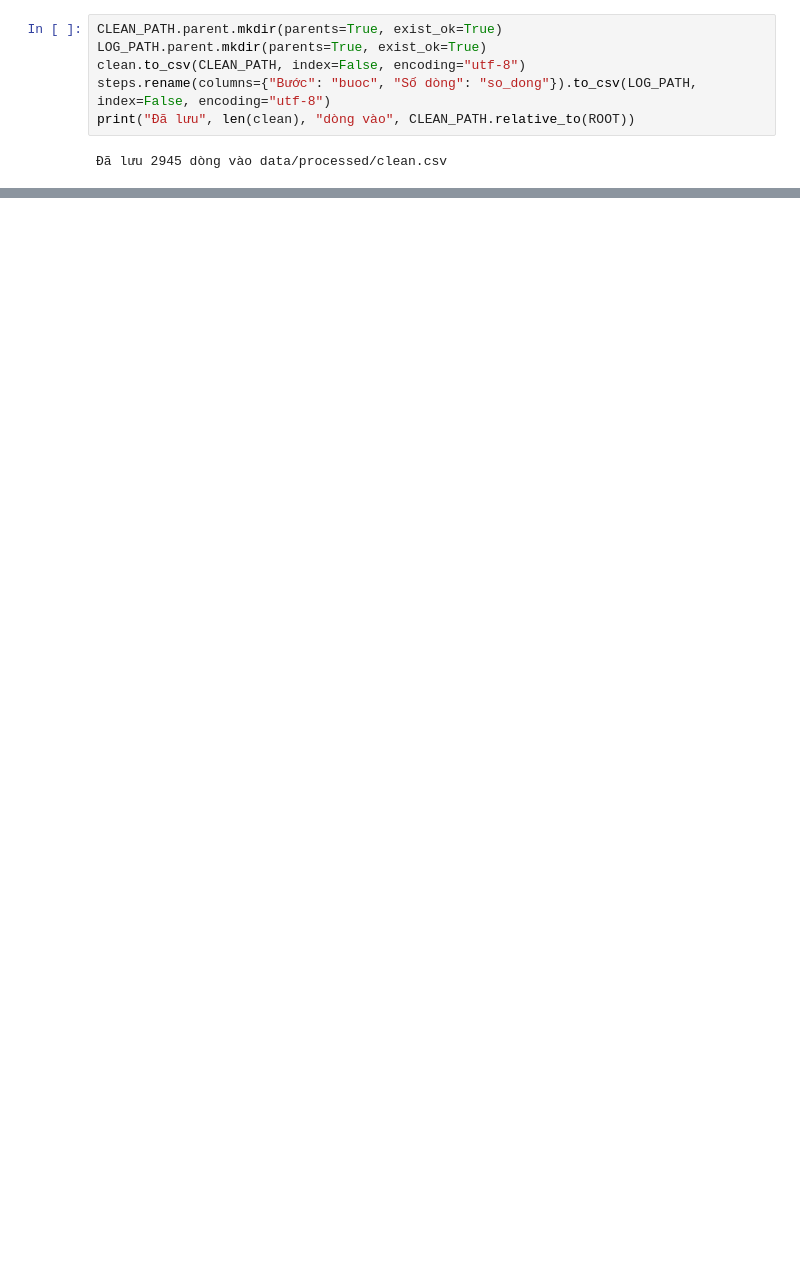
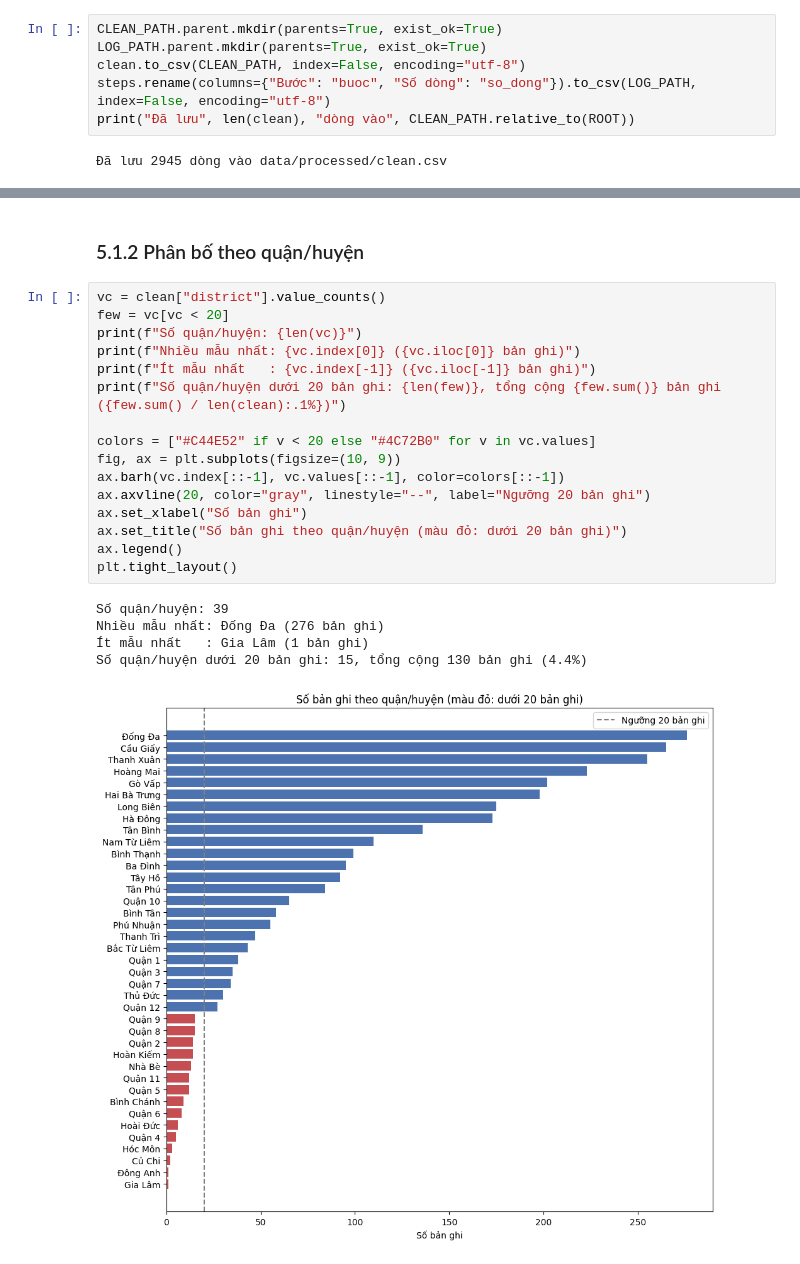
Before and after one commit to hoaqdzink/estate-predict, a Jupyter notebook: notebooks/01_cleaning.ipynb, the cells around one changed output, grey strips where cells are left out. Drawn from its saved outputs; the diff is of its cells as text; blank space fills up the shorter version.

```diff
--- a/notebooks/01_cleaning.ipynb
+++ b/notebooks/01_cleaning.ipynb
@@ -1271,0 +1361,24 @@ print("Đã lưu", len(clean), "dòng vào", CLEAN_PATH.relative_to(ROOT))
+# %% [markdown]
+### 5.1.2 Phân bố theo quận/huyện
+# %%
+vc = clean["district"].value_counts()
+few = vc[vc < 20]
+print(f"Số quận/huyện: {len(vc)}")
+print(f"Nhiều mẫu nhất: {vc.index[0]} ({vc.iloc[0]} bản ghi)")
+print(f"Ít mẫu nhất   : {vc.index[-1]} ({vc.iloc[-1]} bản ghi)")
+print(f"Số quận/huyện dưới 20 bản ghi: {len(few)}, tổng cộng {few.sum()} bản ghi ({few.sum() / len(clean):.1%})")
+
+colors = ["#C44E52" if v < 20 else "#4C72B0" for v in vc.values]
+fig, ax = plt.subplots(figsize=(10, 9))
+ax.barh(vc.index[::-1], vc.values[::-1], color=colors[::-1])
+ax.axvline(20, color="gray", linestyle="--", label="Ngưỡng 20 bản ghi")
+ax.set_xlabel("Số bản ghi")
+ax.set_title("Số bản ghi theo quận/huyện (màu đỏ: dưới 20 bản ghi)")
+ax.legend()
+plt.tight_layout()
+# %% [output]
+Số quận/huyện: 39
+Nhiều mẫu nhất: Đống Đa (276 bản ghi)
+Ít mẫu nhất   : Gia Lâm (1 bản ghi)
+Số quận/huyện dưới 20 bản ghi: 15, tổng cộng 130 bản ghi (4.4%)
+[figure, added]
```
Also changed, not shown: parts of 140 cells of this notebook, 8 other files.
